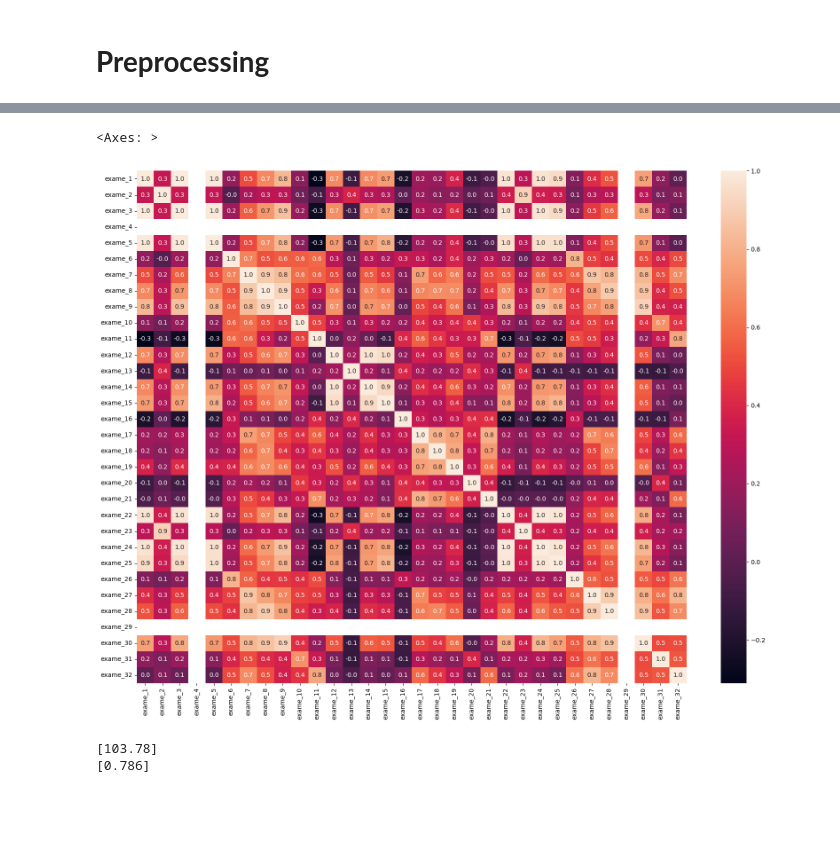
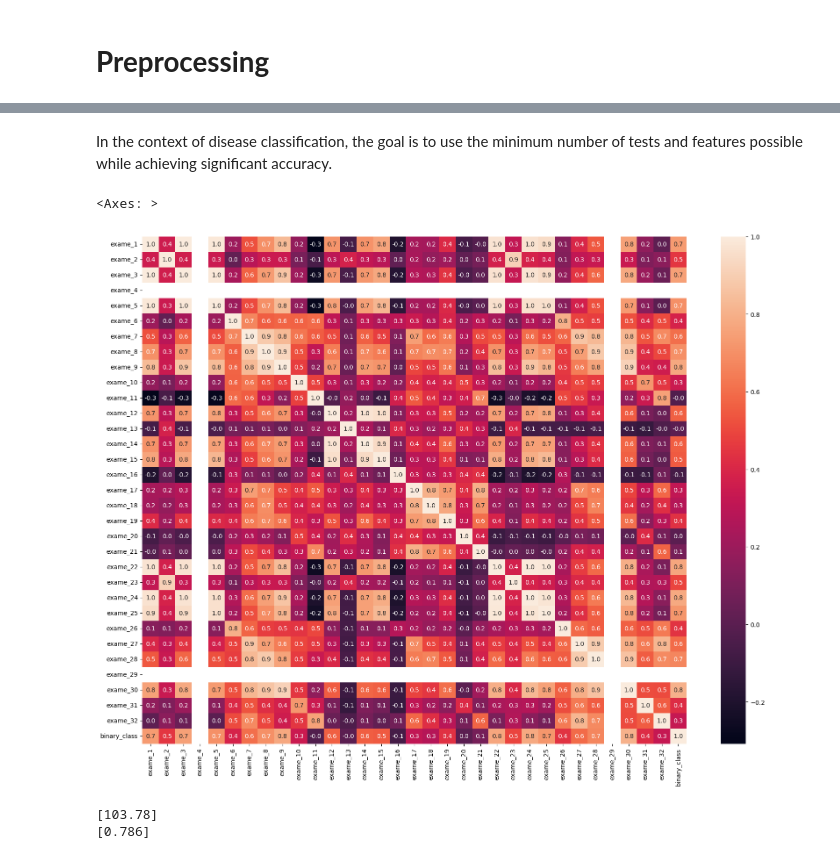
Before and after one commit to FKENZOLS/classification_disease_project, a Jupyter notebook: classification_project_disease.ipynb, the cells around one changed output, grey strips where cells are left out. Drawn from its saved outputs; the diff is of its cells as text; code cells hidden in the pictures; blank space fills up the shorter version.

```diff
--- a/classification_project_disease.ipynb
+++ b/classification_project_disease.ipynb
@@ -51,3 +73,5 @@ data = data.drop(columns = ['exame_33', 'id'])
+# %%
+data['diagnostico'] = data['diagnostico'].replace({'M': 1, 'B': 0})
 # %%
 data.head()
 # %% [output]
@@ -64,0 +92,11 @@ Verificando a correlação das variáveis e reduzindo as dimensões.
+# %%
+class_counts = y.value_counts()
+class_labels = class_counts.index
+class_sizes = class_counts.values
+
+plt.figure(figsize=(8, 6))
+sns.set_palette("pastel")
+plt.pie(class_sizes, labels=class_labels, autopct='%1.1f%%', startangle=140)
+plt.axis('equal')
+plt.title('Target distribution')
+plt.show()
@@ -64,0 +114,13 @@ Verificando a correlação das variáveis e reduzindo as dimensões.
+# %%
+from imblearn.over_sampling import SMOTE
+
+# Apply SMOTE to generate synthetic samples for the minority class
+smote = SMOTE(sampling_strategy='auto', random_state=0)
+x, y = smote.fit_resample(x, y)
+
+# Create a DataFrame with the resampled data
+balanced_data = pd.DataFrame(x, columns=x.columns)
+balanced_data['binary_class'] = y
+
+# Count the samples in each class after SMOTE
+print(balanced_data['binary_class'].value_counts())
@@ -64,0 +131,11 @@ Verificando a correlação das variáveis e reduzindo as dimensões.
+# %%
+class_counts = y.value_counts()
+class_labels = class_counts.index
+class_sizes = class_counts.values
+
+plt.figure(figsize=(8, 6))
+sns.set_palette("pastel")
+plt.pie(class_sizes, labels=class_labels, autopct='%1.1f%%', startangle=140)
+plt.axis('equal')
+plt.title('Target distribution')
+plt.show()
@@ -65,10 +144,12 @@ Verificando a correlação das variáveis e reduzindo as dimensões.
+# %% [markdown]
+In the context of disease classification, the goal is to use the minimum number of tests and features possible while achieving significant accuracy.
 # %%
-matrizcorr = data.corr()
+matrizcorr = x.corr()
 plt.figure(figsize = (20, 15))
 sns.heatmap(matrizcorr, annot = True, fmt = ".1f")
 # %% [output]
 <Axes: >
-[figure, old version]
+[figure, new version]
 # %%
 print(data['exame_4'].unique())
 print(data['exame_29'].unique())
```
Also changed, not shown: parts of 37 cells of this notebook.
